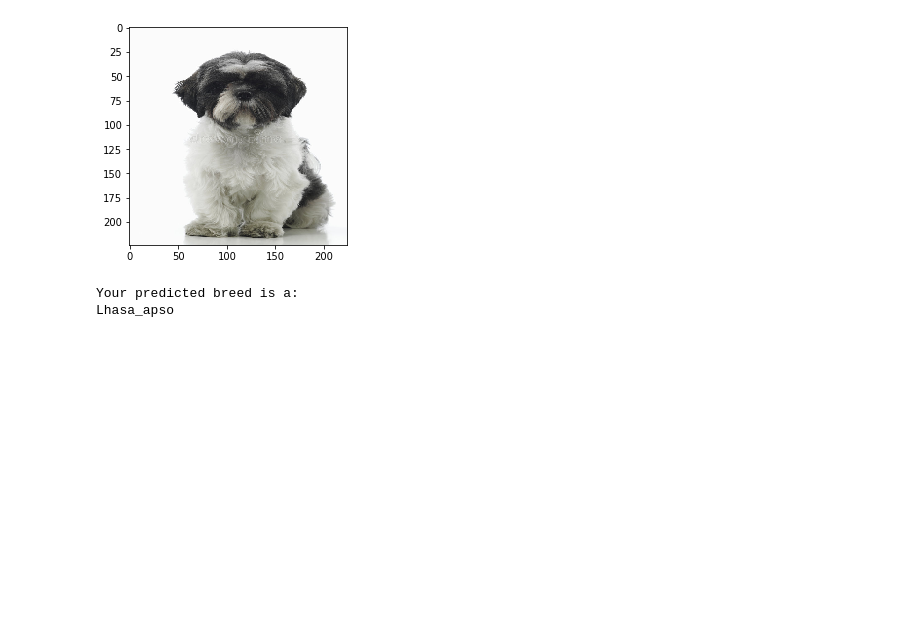
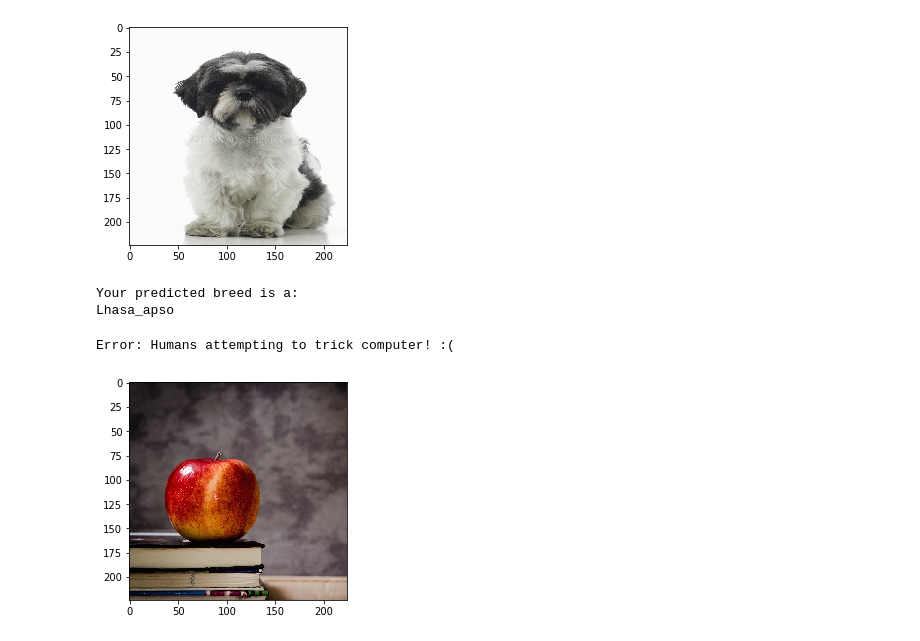
Before and after one commit to briantfriederich/Nanodegree_Computer_Vision_And_Deep_Learning_Project, a Jupyter notebook: dog_app.ipynb, the cells around one changed output. Cells and saved outputs as stored; diff of their text form; code cells hidden in the pictures; blank space fills up the shorter version.

Commit message:
Add 3 non-animal test images
Added 3 more images to test the algorithm’s response to non-dogs and
non-humans.

```diff
--- a/dog_app.ipynb
+++ b/dog_app.ipynb
@@ -851,3 +861,8 @@ Hello, doggie! :)
 [figure]
 Your predicted breed is a:
 Lhasa_apso
+# %%
+dog_human_neither('images_to_classify/img1.jpg')
+# %% [output]
+Error: Humans attempting to trick computer! :(
+[figure, added]
```
Also changed, not shown: parts of 7 cells of this notebook, 3 other files.
